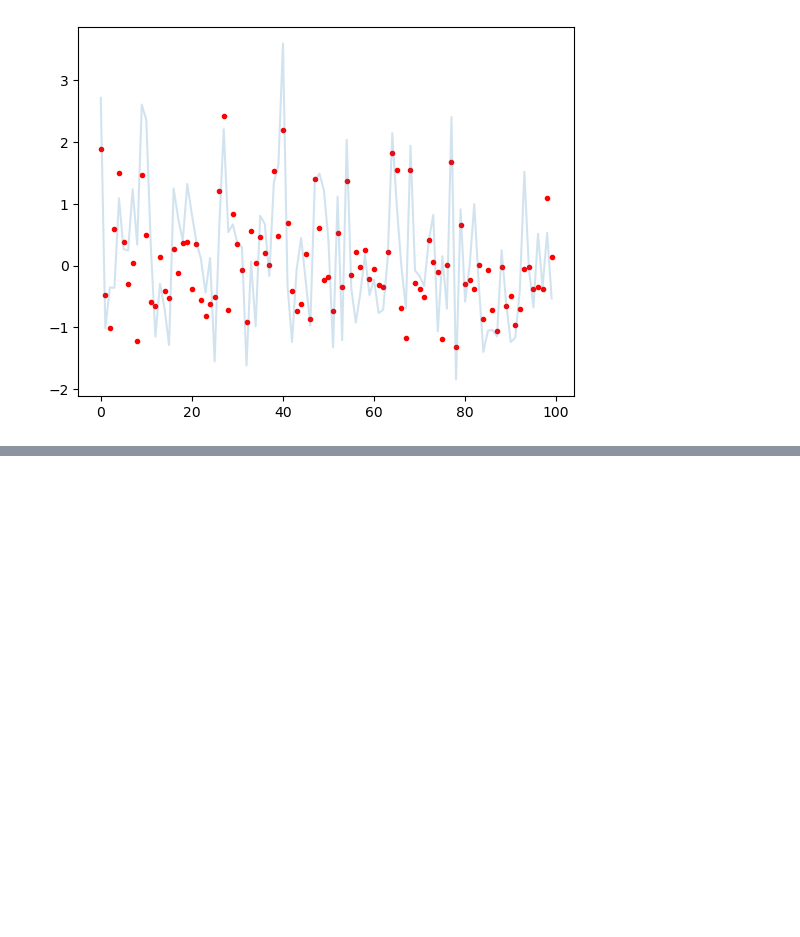
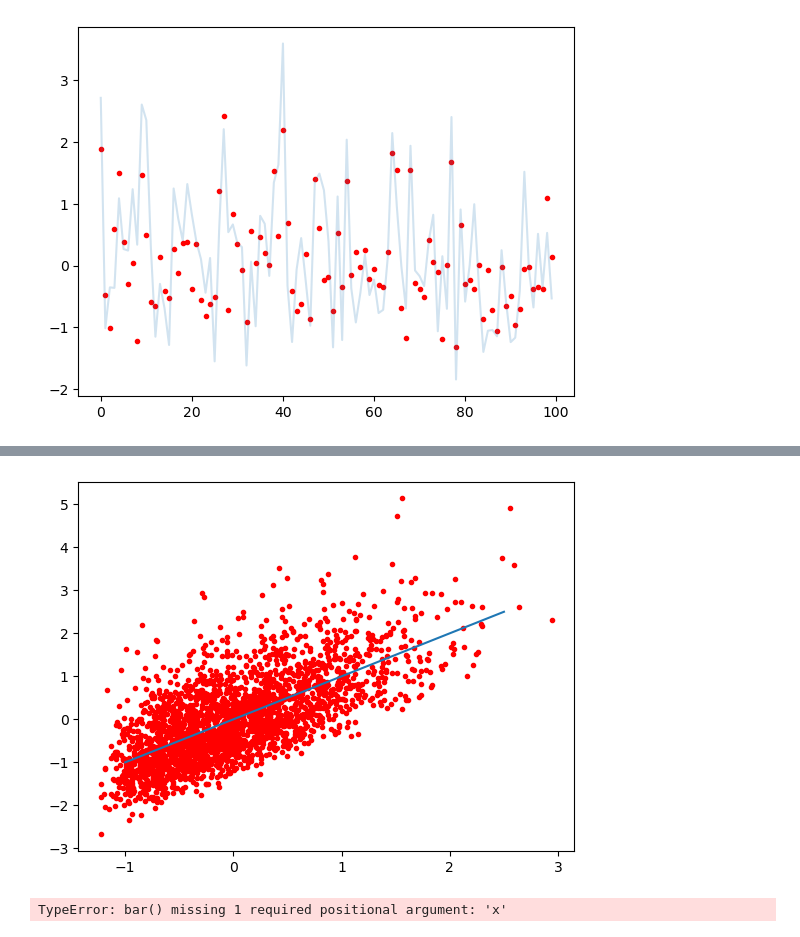
Before and after one commit to LoanRenaud/zundel, a Jupyter notebook: Zundel_Ion.ipynb, the cells around one changed output, grey strips where cells are left out. Drawn from its saved outputs; the diff is of its cells as text; code cells hidden in the pictures; blank space fills up the shorter version.

```diff
--- a/Zundel_Ion.ipynb
+++ b/Zundel_Ion.ipynb
@@ -599,3 +611,8 @@ plt.plot(np.arange(0, len(y_train[:100])), y_test[:100], alpha=0.2)
 2022-11-23 23:41:52.491502: I tensorflow/core/grappler/optimizers/custom_graph_optimizer_registry.cc:114] Plugin optimizer for device_type GPU is enabled.
 [<matplotlib.lines.Line2D at 0x...>]
 [figure]
+# %%
+plt.scatter(model.predict(X_test_CMe_red),  y_test, marker='.', color='red')
+plt.plot([-1, 2.5], [-1, 2.5])
+plt.show()
+# %% [output]
@@ -602,3 +621,4 @@ plt.plot(np.arange(0, len(y_train[:100])), y_test[:100], alpha=0.2)
+[figure, added]
 # %%
 import numpy as np
 import ase
@@ -644,0 +703,4 @@ np.save("dD_dr.npy", derivatives)
+# %%
+plt.bar(height=notes)
+# %% [output]
+TypeError: bar() missing 1 required positional argument: 'x'
```
Also changed, not shown: parts of 4 cells of this notebook.
